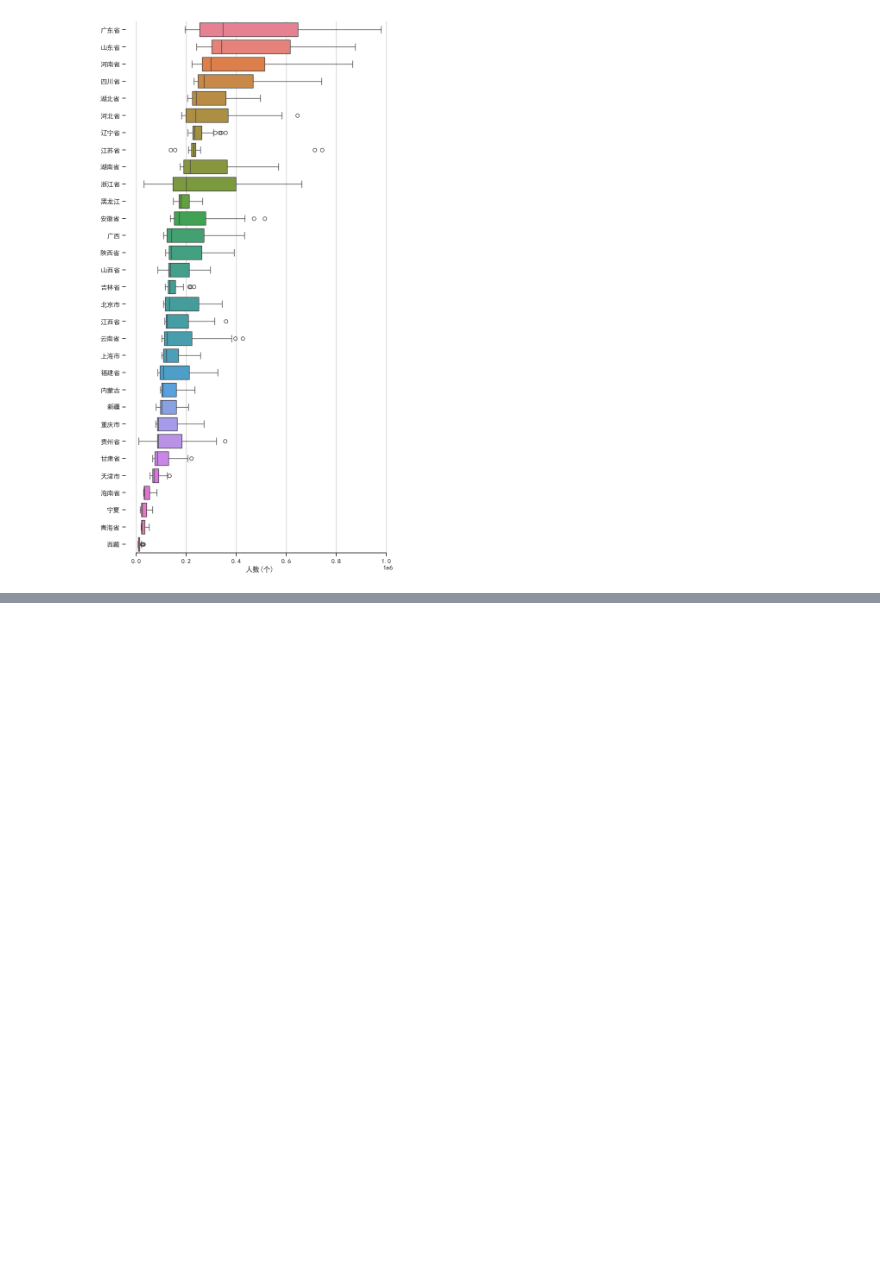
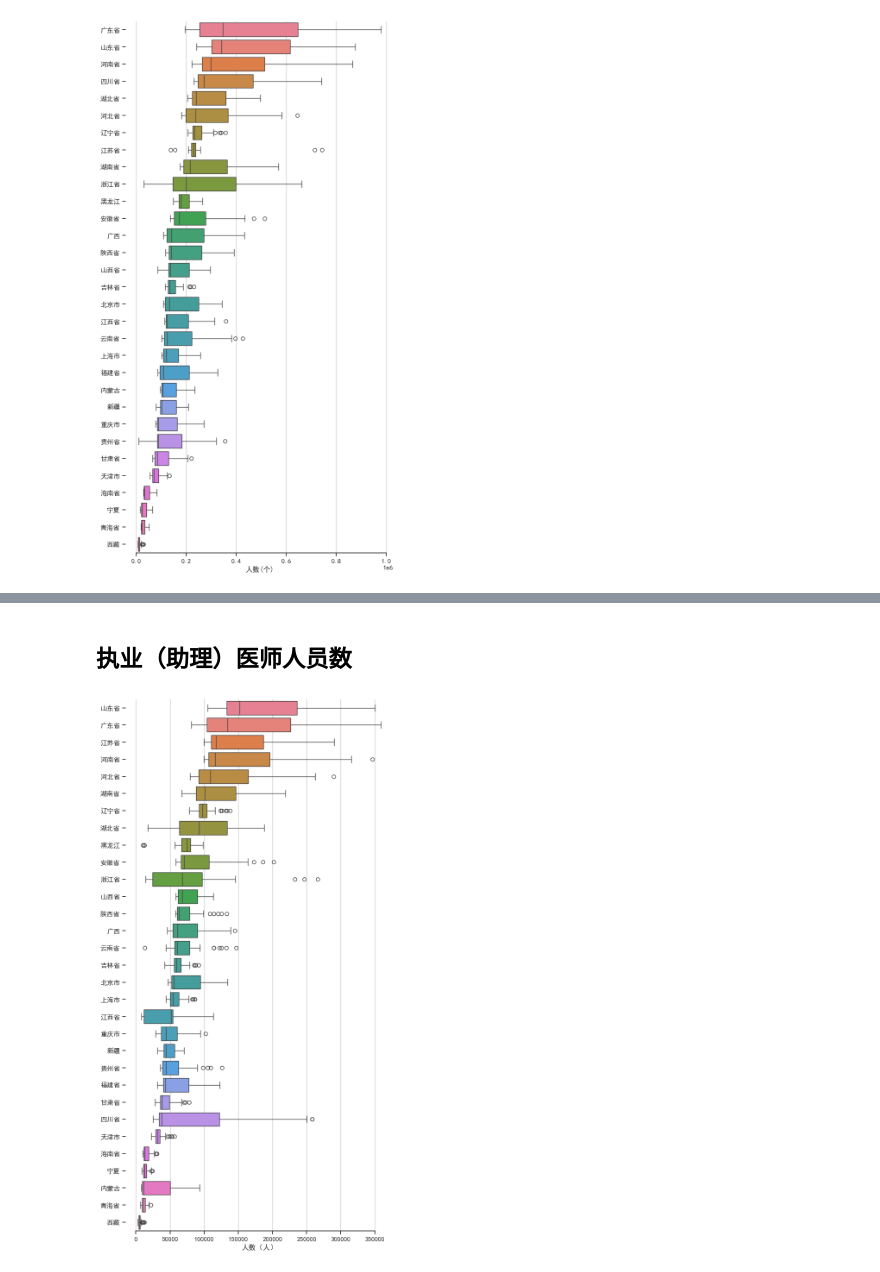
Before and after one commit to Eilok/2024-MathModel-medicine, a Jupyter notebook: second_q.ipynb, the cells around one changed output, grey strips where cells are left out. Cells and saved outputs as stored; diff of their text form; code cells hidden in the pictures; blank space fills up the shorter version.

```diff
--- a/second_q.ipynb
+++ b/second_q.ipynb
@@ -145,0 +225,6 @@ plt.show()
+# %% [markdown]
+## 执业（助理）医师人员数
+# %%
+plot_boxplot(professors, "人数（人）")
+# %% [output]
+[figure, added]
```
Also changed, not shown: parts of 28 cells of this notebook, 5 other files.
